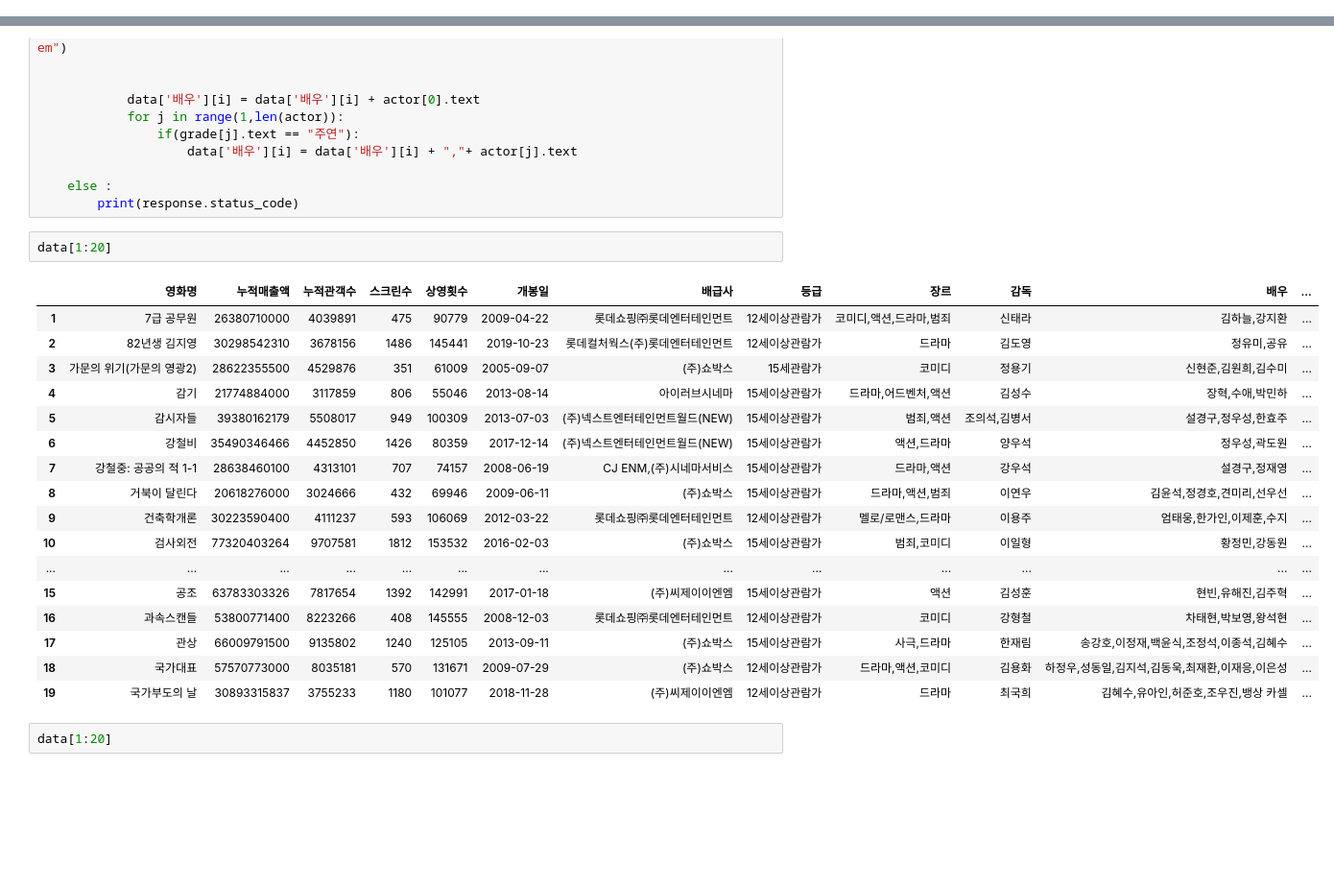
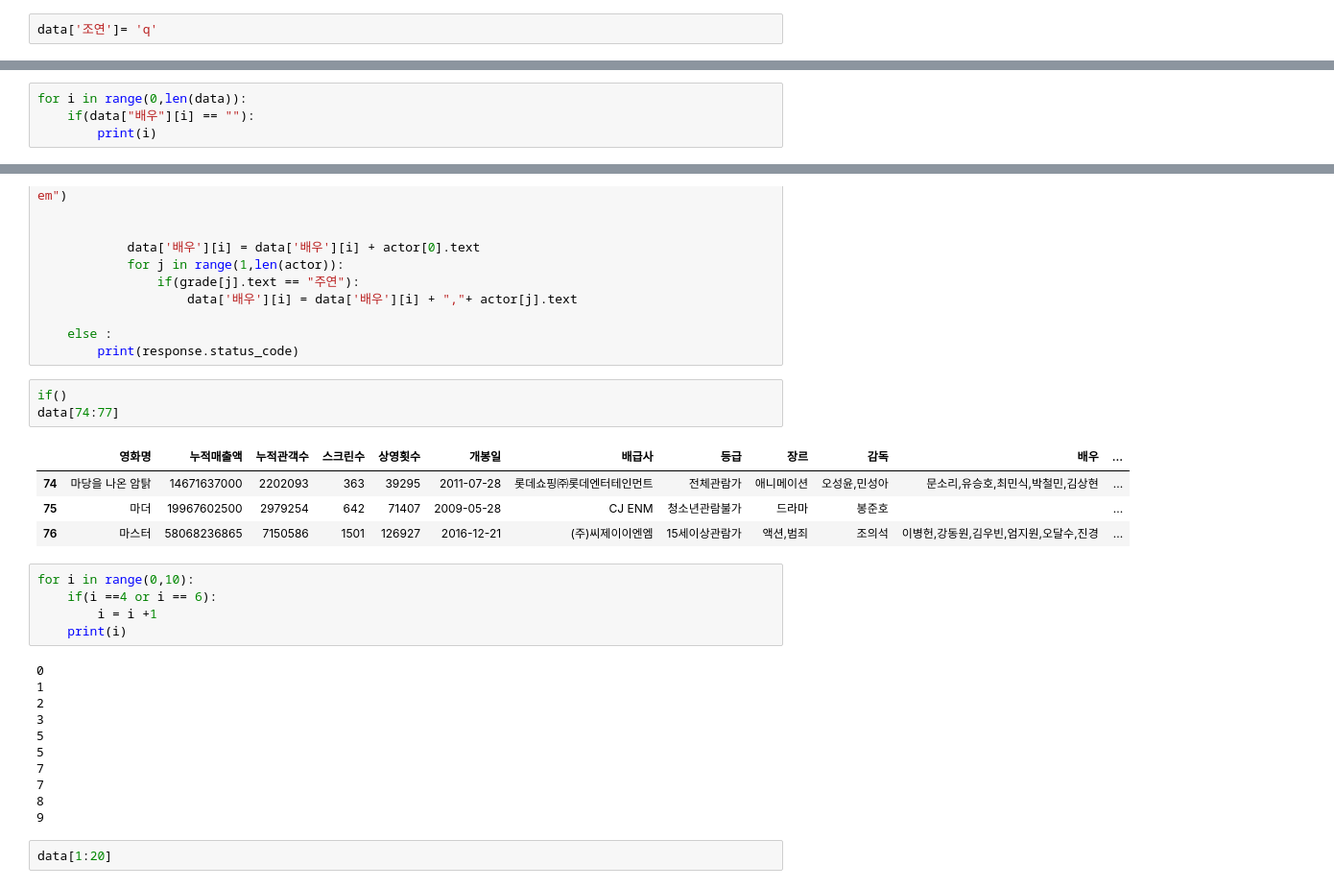
Before and after one commit to bjKim2/pj_rprac, a Jupyter notebook: python/조연주연크롤링.ipynb, the cells around one changed output, grey strips where cells are left out. Shown at 96% size. Drawn from its saved outputs; the diff is of its cells as text; blank space fills up the shorter version.

```diff
--- a/python/조연주연크롤링.ipynb
+++ b/python/조연주연크롤링.ipynb
@@ -97,0 +128,2 @@ https://movie.naver.com/movie/bi/mi/detail.naver?code=100647
+# %%
+data['조연']= 'q'
@@ -97,0 +137,4 @@ https://movie.naver.com/movie/bi/mi/detail.naver?code=100647
+# %%
+for i in range(0,len(data)):
+    if(data["배우"][i] == ""):
+        print(i)
@@ -160,25 +231,29 @@ for i in range(0,len(data)):
     else :
         print(response.status_code)
 # %%
-data[1:20]
+if()
+data[74:77]
 # %% [output]
 |  | 영화명 | 누적매출액 | 누적관객수 | 스크린수 | 상영횟수 | 개봉일 | 배급사 | 등급 | 장르 | 감독 | 배우 | ... |
-| 1 | 7급 공무원 | 26380710000 | 4039891 | 475 | 90779 | 2009-04-22 | 롯데쇼핑㈜롯데엔터테인먼트 | 12세이상관람가 | 코미디,액션,드라마,범죄 | 신태라 | 김하늘,강지환 | ... |
-| 2 | 82년생 김지영 | 30298542310 | 3678156 | 1486 | 145441 | 2019-10-23 | 롯데컬처웍스(주)롯데엔터테인먼트 | 12세이상관람가 | 드라마 | 김도영 | 정유미,공유 | ... |
-| 3 | 가문의 위기(가문의 영광2) | 28622355500 | 4529876 | 351 | 61009 | 2005-09-07 | (주)쇼박스 | 15세관람가 | 코미디 | 정용기 | 신현준,김원희,김수미 | ... |
-| 4 | 감기 | 21774884000 | 3117859 | 806 | 55046 | 2013-08-14 | 아이러브시네마 | 15세이상관람가 | 드라마,어드벤처,액션 | 김성수 | 장혁,수애,박민하 | ... |
-| 5 | 감시자들 | 39380162179 | 5508017 | 949 | 100309 | 2013-07-03 | (주)넥스트엔터테인먼트월드(NEW) | 15세이상관람가 | 범죄,액션 | 조의석,김병서 | 설경구,정우성,한효주 | ... |
-| 6 | 강철비 | 35490346466 | 4452850 | 1426 | 80359 | 2017-12-14 | (주)넥스트엔터테인먼트월드(NEW) | 15세이상관람가 | 액션,드라마 | 양우석 | 정우성,곽도원 | ... |
-| 7 | 강철중: 공공의 적 1-1 | 28638460100 | 4313101 | 707 | 74157 | 2008-06-19 | CJ ENM,(주)시네마서비스 | 15세이상관람가 | 드라마,액션 | 강우석 | 설경구,정재영 | ... |
-| 8 | 거북이 달린다 | 20618276000 | 3024666 | 432 | 69946 | 2009-06-11 | (주)쇼박스 | 15세이상관람가 | 드라마,액션,범죄 | 이연우 | 김윤석,정경호,견미리,선우선 | ... |
-| 9 | 건축학개론 | 30223590400 | 4111237 | 593 | 106069 | 2012-03-22 | 롯데쇼핑㈜롯데엔터테인먼트 | 12세이상관람가 | 멜로/로맨스,드라마 | 이용주 | 엄태웅,한가인,이제훈,수지 | ... |
-| 10 | 검사외전 | 77320403264 | 9707581 | 1812 | 153532 | 2016-02-03 | (주)쇼박스 | 15세이상관람가 | 범죄,코미디 | 이일형 | 황정민,강동원 | ... |
-| ... | ... | ... | ... | ... | ... | ... | ... | ... | ... | ... | ... | ... |
-| 15 | 공조 | 63783303326 | 7817654 | 1392 | 142991 | 2017-01-18 | (주)씨제이이엔엠 | 15세이상관람가 | 액션 | 김성훈 | 현빈,유해진,김주혁 | ... |
-| 16 | 과속스캔들 | 53800771400 | 8223266 | 408 | 145555 | 2008-12-03 | 롯데쇼핑㈜롯데엔터테인먼트 | 12세이상관람가 | 코미디 | 강형철 | 차태현,박보영,왕석현 | ... |
-| 17 | 관상 | 66009791500 | 9135802 | 1240 | 125105 | 2013-09-11 | (주)쇼박스 | 15세이상관람가 | 사극,드라마 | 한재림 | 송강호,이정재,백윤식,조정석,이종석,김혜수 | ... |
-| 18 | 국가대표 | 57570773000 | 8035181 | 570 | 131671 | 2009-07-29 | (주)쇼박스 | 12세이상관람가 | 드라마,액션,코미디 | 김용화 | 하정우,성동일,김지석,김동욱,최재환,이재응,이은성 | ... |
-| 19 | 국가부도의 날 | 30893315837 | 3755233 | 1180 | 101077 | 2018-11-28 | (주)씨제이이엔엠 | 12세이상관람가 | 드라마 | 최국희 | 김혜수,유아인,허준호,조우진,뱅상 카셀 | ... |
+| 74 | 마당을 나온 암탉 | 14671637000 | 2202093 | 363 | 39295 | 2011-07-28 | 롯데쇼핑㈜롯데엔터테인먼트 | 전체관람가 | 애니메이션 | 오성윤,민성아 | 문소리,유승호,최민식,박철민,김상현 | ... |
+| 75 | 마더 | 19967602500 | 2979254 | 642 | 71407 | 2009-05-28 | CJ ENM | 청소년관람불가 | 드라마 | 봉준호 |  | ... |
+| 76 | 마스터 | 58068236865 | 7150586 | 1501 | 126927 | 2016-12-21 | (주)씨제이이엔엠 | 15세이상관람가 | 액션,범죄 | 조의석 | 이병헌,강동원,김우빈,엄지원,오달수,진경 | ... |
+# %%
+for i in range(0,10):
+    if(i ==4 or i == 6):
+        i = i +1
+    print(i)
+# %% [output]
+0
+1
+2
+3
+5
+5
+7
+7
+8
+9
 # %%
 data[1:20]
 # %% [output]
```
Also changed, not shown: parts of 9 cells of this notebook, 5 other files.
